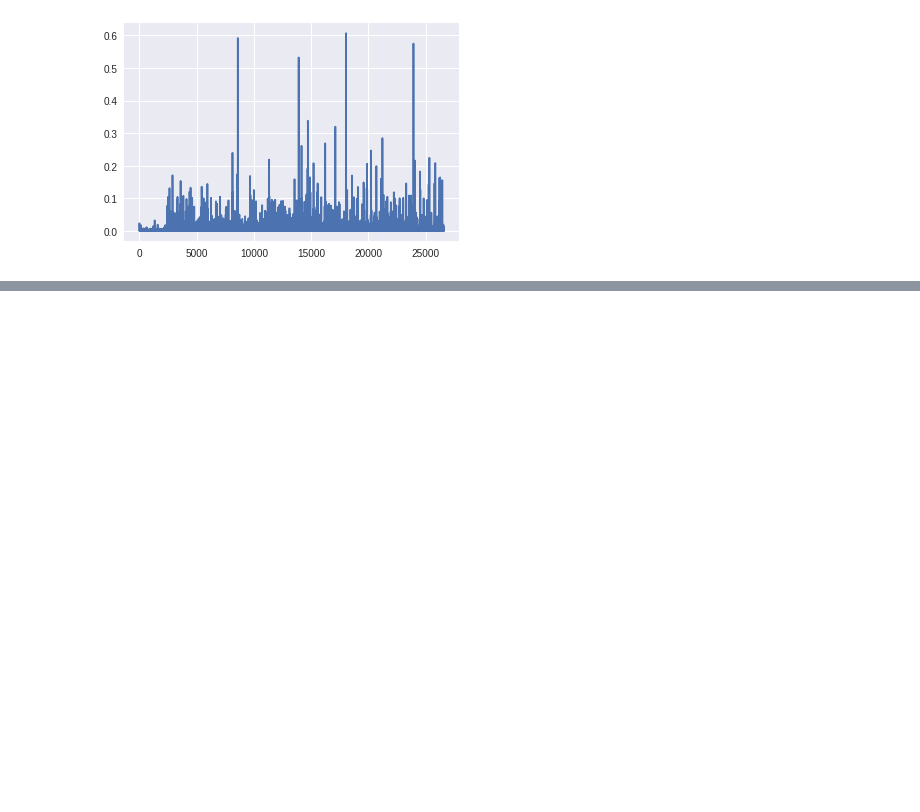
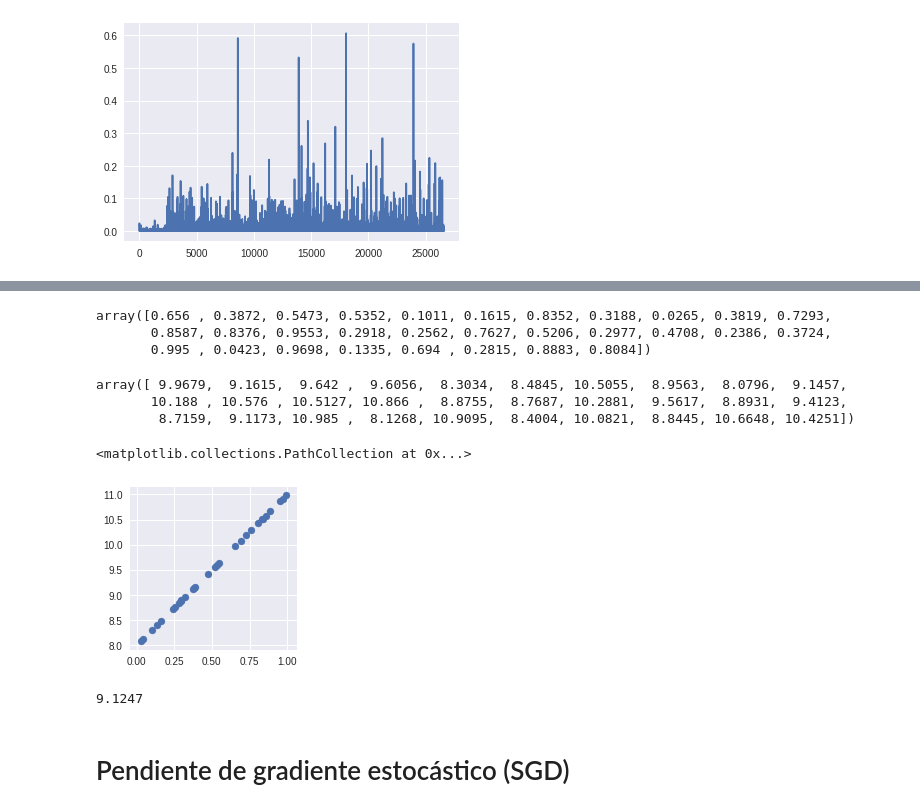
Before and after one commit to victwise/DeepLearning, a Jupyter notebook: Capítulo_2.ipynb, the cells around one changed output, grey strips where cells are left out. Drawn from its saved outputs; the diff is of its cells as text; code cells hidden in the pictures; blank space fills up the shorter version.

```diff
--- a/Capítulo_2.ipynb
+++ b/Capítulo_2.ipynb
@@ -208,0 +256,41 @@ Resources:
+# %%
+%matplotlib inline
+import math,sys,os,numpy as np
+from numpy.random import random
+from matplotlib import pyplot as plt, rcParams, animation, rc
+from __future__ import print_function, division
+from ipywidgets import interact, interactive, fixed
+from ipywidgets.widgets import *
+rc('animation', html='html5')
+rcParams['figure.figsize'] = 3, 3
+%precision 4
+np.set_printoptions(precision=4, linewidth=100)
+# %%
+#Función lineal
+def lin(a,b,x): return a*x+b
+# %%
+#definiendo los pesos
+a=3.
+b=8.
+# %%
+n=30
+x = random(n)
+y = lin(a,b,x)
+# %%
+x
+# %% [output]
+array([0.656 , 0.3872, 0.5473, 0.5352, 0.1011, 0.1615, 0.8352, 0.3188, 0.0265, 0.3819, 0.7293,
+       0.8587, 0.8376, 0.9553, 0.2918, 0.2562, 0.7627, 0.5206, 0.2977, 0.4708, 0.2386, 0.3724,
+       0.995 , 0.0423, 0.9698, 0.1335, 0.694 , 0.2815, 0.8883, 0.8084])
+# %%
+y
+# %% [output]
+array([ 9.9679,  9.1615,  9.642 ,  9.6056,  8.3034,  8.4845, 10.5055,  8.9563,  8.0796,  9.1457,
+       10.188 , 10.576 , 10.5127, 10.866 ,  8.8755,  8.7687, 10.2881,  9.5617,  8.8931,  9.4123,
+        8.7159,  9.1173, 10.985 ,  8.1268, 10.9095,  8.4004, 10.0821,  8.8445, 10.6648, 10.4251])
+# %%
+#Cálculo de la dispersión entre puntos
+plt.scatter(x,y)
+# %% [output]
+<matplotlib.collections.PathCollection at 0x...>
+[figure, added]
@@ -208,0 +304,7 @@ Resources:
+# %%
+#actualizacion de los pesos
+a_guess=-1.
+b_guess=1.
+avg_loss(y, a_guess, b_guess, x)
+# %% [output]
+9.1247
@@ -208,0 +330,2 @@ Resources:
+# %% [markdown]
+# Pendiente de gradiente estocástico (SGD)
```
Also changed, not shown: parts of 40 cells of this notebook.
